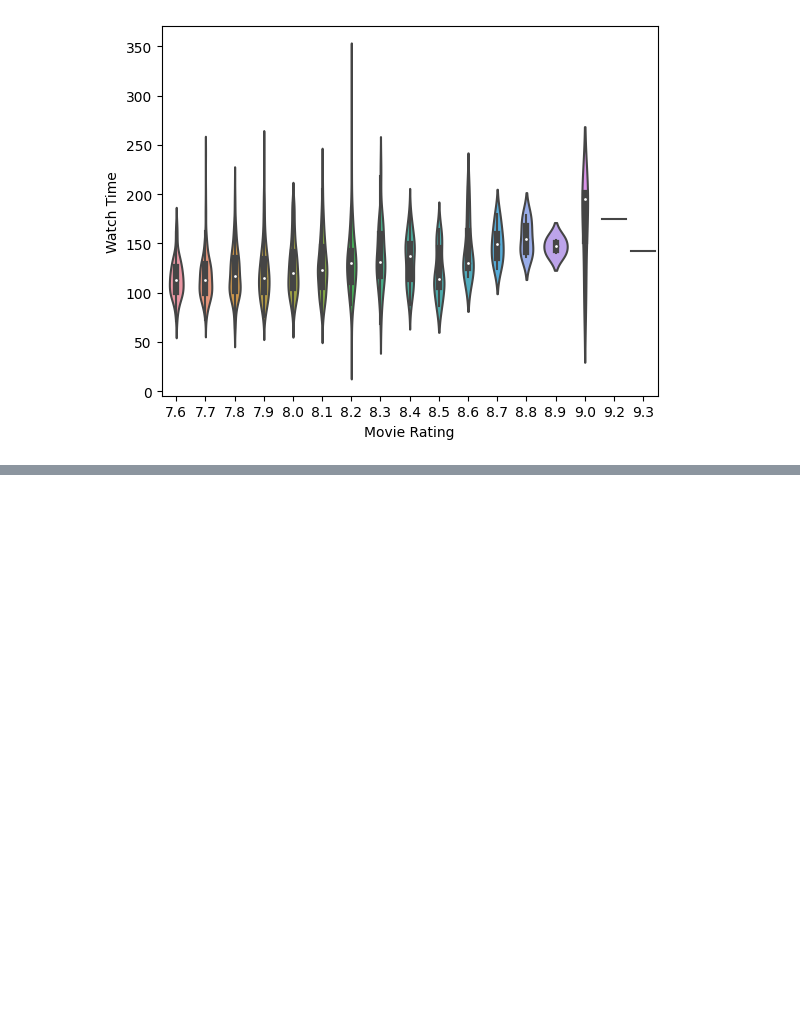
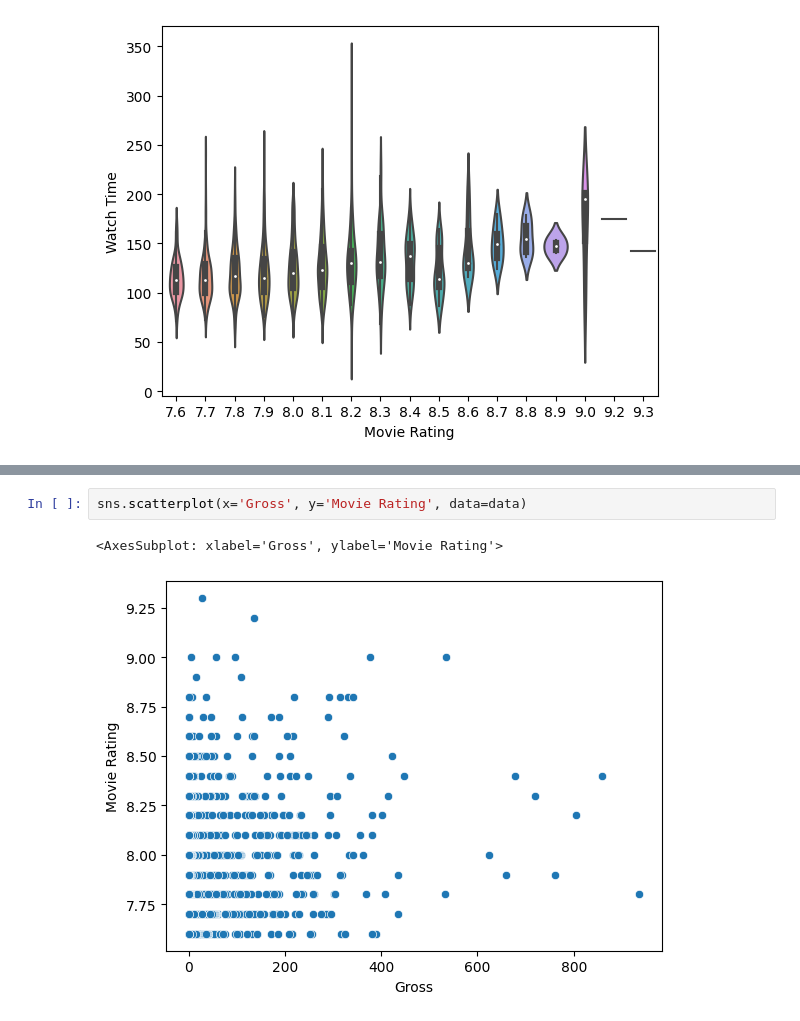
Before and after one commit to domingasdb/Data-Analysis-with-Artificial-Intelligence, a Jupyter notebook: analysis_imdb.ipynb, the cells around one changed output, grey strips where cells are left out. Cells and saved outputs as stored; diff of their text form; blank space fills up the shorter version.

```diff
--- a/analysis_imdb.ipynb
+++ b/analysis_imdb.ipynb
@@ -215,0 +217,5 @@ plt.show()
+# %%
+sns.scatterplot(x='Gross', y='Movie Rating', data=data)
+# %% [output]
+<AxesSubplot: xlabel='Gross', ylabel='Movie Rating'>
+[figure, added]
```
Also changed, not shown: parts of 2 cells of this notebook, 2 other files.
